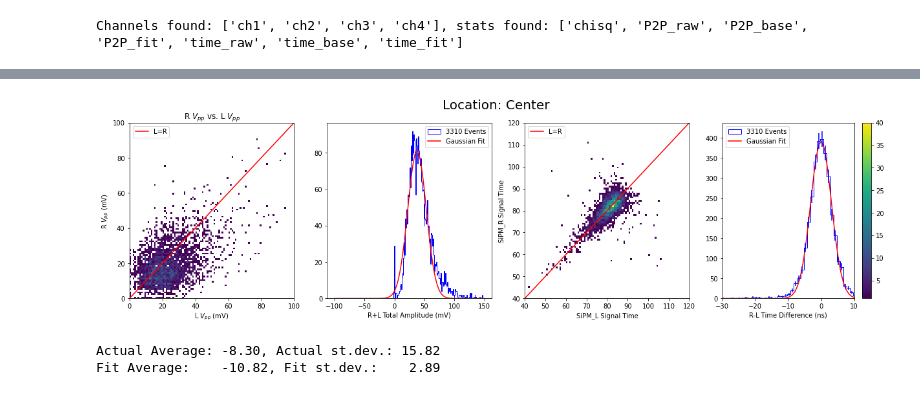
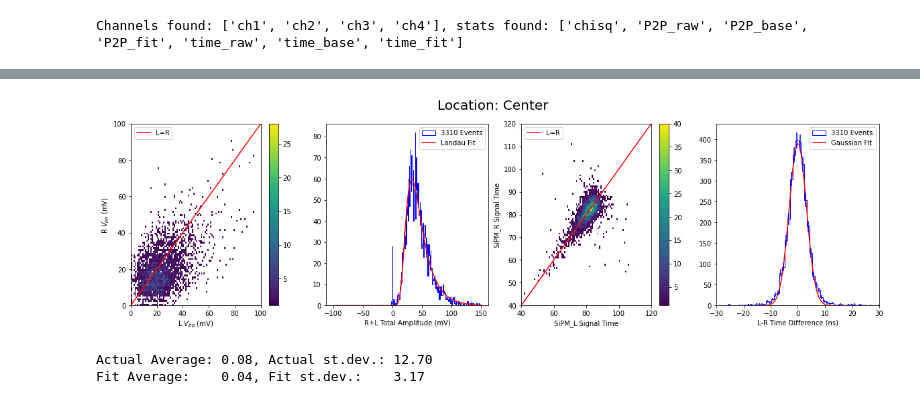
Before and after one commit to peckalec/SiPM-Studies, a Jupyter notebook: SingleBarCosmics.ipynb, the cells around one changed output, grey strips where cells are left out. Drawn from its saved outputs; the diff is of its cells as text; code cells hidden in the pictures.

```diff
--- a/SingleBarCosmics.ipynb
+++ b/SingleBarCosmics.ipynb
@@ -260,61 +249,51 @@ Fit Average:    -10.82, Fit st.dev.:    2.89
 # %%
-dfcut = df139.query("ch4_time_fit >= 0 & ch3_time_fit >= 0")
+df139cut = df139.query("ch4_time_fit >= 0 & ch3_time_fit >= 0")
+fig,ax = plt.subplots(1,4,figsize=(20,5))
+fig.suptitle("Location: Center", fontsize=20)
+binresolution = 1
+bincount = int(np.floor( (max(df139cut.ch4_time_fit-df139cut.ch3_time_fit)-min(df139cut.ch4_time_fit-df139cut.ch3_time_fit))/binresolution ))
 
-fig,ax = plt.subplots(1,4,figsize=(21,5))
-
-ax[0].set_title("R $V_{pp}$ vs. L $V_{pp}$")
 ax[0].set_xlabel("L $V_{pp}$ (mV)")
 ax[0].set_ylabel("R $V_{pp}$ (mV)")
-AmpImage = ax[0].hist2d(dfcut.ch3_P2P_fit,dfcut.ch4_P2P_fit,bins=(100,100),cmin=1,label=f"{len(dfcut.ch4_time_fit)} Events",range=[[0, 100], [0, 100]])
+AmpImage = ax[0].hist2d(df139cut.ch3_P2P_fit,df139cut.ch4_P2P_fit,bins=(100,100),cmin=1,label=f"{len(df139cut.ch4_time_fit)} Events",range=[[0, 100], [0, 100]])
 ax[0].plot(np.linspace(0,100,2),np.linspace(0,100,2),color="red",label="L=R")
+fig.colorbar(AmpImage[-1],ax=ax[0])
 ax[0].legend()
 
 ax[1].set_xlabel("R+L Total Amplitude (mV)")
-ampcounts,ampbins,ampbars = ax[1].hist(dfcut.ch4_P2P_fit+dfcut.ch3_P2P_fit,bincount,color="b", label=f"{len(dfcut.ch4_time_fit)} Events",histtype="step",range=[-50,150])
+ampcounts,ampbins,ampbars = ax[1].hist(df139cut.ch4_P2P_fit+df139cut.ch3_P2P_fit,bincount,color="b", label=f"{len(df139cut.ch4_time_fit)} Events",histtype="step",range=[-50,150])
 ampcenters = ampbins[:-1]/2+ampbins[1:]/2
+coeff, covar = curve_fit(Landau, ampcenters, ampcounts,p0=(50,50,140))
+ax[1].plot(np.linspace(-100,150,100),Landau(np.linspace(-100,150,100),*coeff),label="Landau Fit",color="r")
+ax[1].legend()
 
-
-coeff, covar = curve_fit(gaus, ampcenters, ampcounts)
-#ax[0].plot(np.linspace(gausstart,gausstop,50),gaus(np.linspace(gausstart,gausstop,50),*coeff),label="Gaussian Fit")
-
-ax[1].plot(np.linspace(-100,150,100),gaus(np.linspace(-100,150,100),*coeff),label="Gaussian Fit",color="r")
-ax[1].legend()
-TimeImage = ax[2].hist2d(dfcut.ch3_time_fit,dfcut.ch4_time_fit,bins=(100,100),cmin=1,label=f"{len(dfcut.ch4_time_fit)} Events",range=[[40, 120], [40, 120]])
-
-fig.suptitle("Location: Center", fontsize=20)
-
-fig.colorbar(TimeImage[-1])
-mintime = min(min(dfcut.ch4_time_fit),min(dfcut.ch3_time_fit))
-maxtime = max(max(dfcut.ch4_time_fit),max(dfcut.ch3_time_fit))
-ax[2].plot(np.linspace(mintime,maxtime,2),np.linspace(mintime,maxtime,2),color="red",label="L=R")
 ax[2].set_xlabel("SiPM_L Signal Time")
 ax[2].set_ylabel("SiPM_R Signal Time")
+TimeImage = ax[2].hist2d(df139cut.ch3_time_fit,df139cut.ch4_time_fit,bins=(100,100),cmin=1,label=f"{len(df139cut.ch4_time_fit)} Events",range=[[40, 120], [40, 120]])
+mintime = min(min(df139cut.ch4_time_fit),min(df139cut.ch3_time_fit))
+maxtime = max(max(df139cut.ch4_time_fit),max(df139cut.ch3_time_fit))
+fig.colorbar(TimeImage[-1],ax=ax[2])
+ax[2].plot(np.linspace(mintime,maxtime,2),np.linspace(mintime,maxtime,2),color="red",label="L=R")
 ax[2].legend()
 
-binresolution = 1
-bincount = int(np.floor( (max(dfcut.ch4_time_fit-dfcut.ch3_time_fit)-min(dfcut.ch4_time_fit-dfcut.ch3_time_fit))/binresolution ))
-gausstart,gausstop = (-30,10)
+ax[3].set_xlabel("L-R Time Difference (ns)")
+timecounts,timebins,bars = ax[3].hist(df139cut.ch3_time_fit-df139cut.ch4_time_fit,bincount,color="b", label=f"{len(df139cut.ch4_time_fit)} Events",histtype="step")
+timecenters = timebins[:-1]/2+timebins[1:]/2
+coeff, covar = curve_fit(gaus, timecenters, timecounts)
+gausstart,gausstop = (-20,20)
+ax[3].plot(np.linspace(gausstart,gausstop,50),gaus(np.linspace(gausstart,gausstop,50),*coeff),label="Gaussian Fit",color="r")
+ax[3].set_xlim(-30,30)
+ax[3].errorbar(timecenters, timecounts, yerr=np.sqrt(timecounts),color="b",linestyle="None")
+ax[3].legend()
 
-zoomcounts,zoombins,bars = ax[3].hist(dfcut.ch4_time_fit-dfcut.ch3_time_fit,bincount,color="b", label=f"{len(dfcut.ch4_time_fit)} Events",histtype="step")
-zoomcenters = zoombins[:-1]/2+zoombins[1:]/2
-coeff, covar = curve_fit(gaus, zoomcenters, zoomcounts)
-ax[3].plot(np.linspace(gausstart,gausstop,50),gaus(np.linspace(gausstart,gausstop,50),*coeff),label="Gaussian Fit",color="r")
-ax[3].set_xlabel("R-L Time Difference (ns)")
-ax[3].errorbar(zoomcenters, zoomcounts, yerr=np.sqrt(zoomcounts),color="b",linestyle="None")
+plt.show()
+avg = sum(timecenters*timecounts)/sum(timecounts)
+stdev = np.sqrt(sum((timecenters-avg)**2*timecounts)/sum(timecounts))
 
-ax[3].legend()
-ax[3].set_xlim(gausstart,gausstop)
-plt.show()
-
-avg = sum(bincenters*count)/sum(count)
-stdev = np.sqrt(sum((bincenters-avg)**2*count)/sum(count))
-
-
-coeff, covar = curve_fit(gaus, bincenters, count)
 print(f"Actual Average: {avg:.2f}, Actual st.dev.: {stdev:.2f}")
 print(f"Fit Average:    {coeff[1]:.2f}, Fit st.dev.:    {coeff[2]:.2f}")
 # %% [output]
-[figure, old version]
+[figure, new version]
-Actual Average: -8.30, Actual st.dev.: 15.82
-Fit Average:    -10.82, Fit st.dev.:    2.89
+Actual Average: 0.08, Actual st.dev.: 12.70
+Fit Average:    0.04, Fit st.dev.:    3.17
 # %%
```
Also changed, not shown: parts of 11 cells of this notebook.
